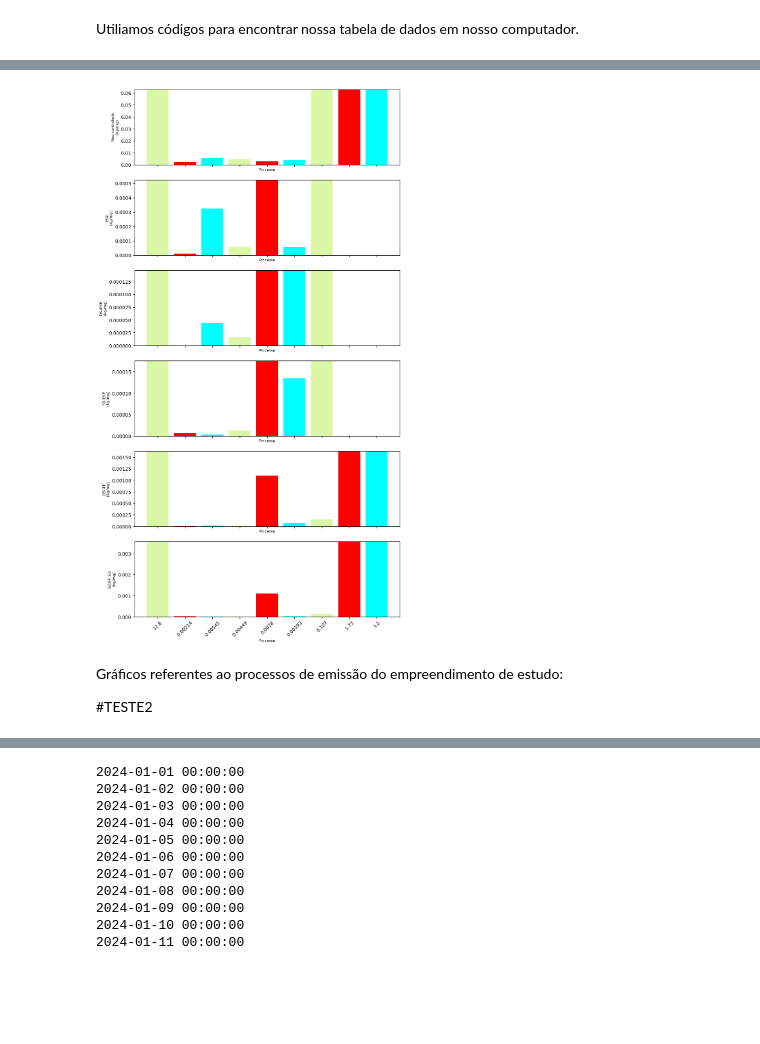
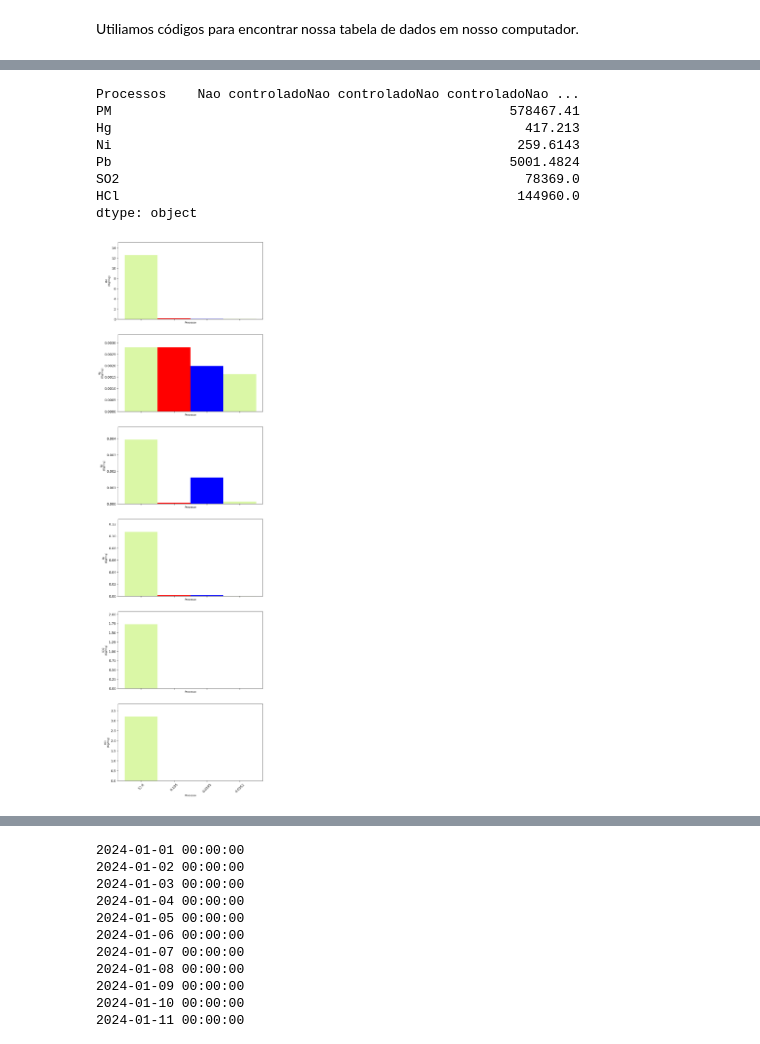
Before and after one commit to SergioStrackJunior/ENS5173_airpolution, a Jupyter notebook: Atividade01_01.ipynb, the cells around one changed output, grey strips where cells are left out. Cells and saved outputs as stored; diff of their text form; code cells hidden in the pictures; blank space fills up the shorter version.

```diff
--- a/Atividade01_01.ipynb
+++ b/Atividade01_01.ipynb
@@ -54 +54,24 @@ Gráficos referentes ao processos de emissão do empreendimento de estudo:
 #TESTE1
+# %%
+#plotando os fatores de emissão
+import matplotlib.pyplot as plt
+
+atv = 45300 # Kg Considerando uma taxa de atividade
+emis = fe*atv
+
+#somando dataframe
+print(emis.sum())
+largura_barra = 1
+
+#sharex significa compartilhar o eixo x
+fig,ax = plt.subplots(len(fe.columns)-1,1,figsize=(12, 15))
+
+#loop para preencher o subplot com os graficos de barra com os valores da planilha
+for ii in range(1,len(fe.columns)):
+    print(ii)
+    ax[ii-1].bar(fe['Processos'],fe.iloc[:,ii], color=['pink', 'red','purple','blue','yellow'], width=largura_barra)
+    ax[ii-1].set_xlabel('Processo', fontsize = 10)
+    ax[ii-1].set_ylabel(fe.columns[ii]+'\n (kg/Mg)', fontsize = 10)
+    plt.subplots_adjust(hspace=0.5)
+
+fig.savefig(cwd + '\\imagens\\barplot_fatorEmiss.png')
@@ -55,31 +94,38 @@ Gráficos referentes ao processos de emissão do empreendimento de estudo:
 # %%
 # Plotando os fatores de emissão
 import matplotlib.pyplot as plt
+import numpy as np
 
-atv = 45300 # Considerando uma taxa de atividade
+atv = 45300 # Kg Considerando uma taxa de atividade
+emis = fe*atv
 
-# Criando a figura com Matplotlib
-# Subplots com número de linhas igual ao número de poluentes
+#somando dataframe
+print(emis.sum())
+
 # sharex significa compartilhar o eixo x
-fig, ax = plt.subplots(len(fe.columns)-1, 1, sharex=True, figsize=(10, 20))
+fig, ax = plt.subplots(len(fe.columns)-1, 1, sharex=True, figsize=(8, 30))
+largura_barra = 1
 
 # Loop para preencher o subplot com os gráficos de barra
 for ii in range(1, len(fe.columns)):
-    ax[ii-1].bar(fe.index, fe.iloc[:, ii], color=['#DAF7A6', 'red', 'cyan'])
+    ax[ii-1].bar(fe.index, fe.iloc[:, ii], color=['#DAF7A6', 'red', 'blue'], width=largura_barra)
     ax[ii-1].set_xlabel('Processo', fontsize=8)
-    ax[ii-1].set_ylabel(fe.columns[ii] + '\n(kg/mg)', fontsize=8)
+    ax[ii-1].set_ylabel(fe.columns[ii] + '\n(Kg/mg)', fontsize=8)
 
     # Ajustando os rótulos do eixo x para melhorar a legibilidade
-    plt.xticks(fe.index, fe['Nao controlado'], rotation=45)
+    plt.xticks(fe.index, fe['PM'], rotation=45)
 
     # Ajustando a faixa de escala no eixo y para incluir os valores corretos
-    ax[ii-1].set_ylim(0,  fe.iloc[:, ii].max() * 0.005)  # Ajusta a faixa de escala % acima do valor máximo de emissão
+    ax[ii-1].set_ylim(0,  fe.iloc[:, ii].max() * 1.2)  # Ajusta a faixa de escala % acima do valor máximo de emissão
 
-# Salva a figura na pasta figures - criar a pasta antes!!
 fig.savefig(cwd + '\\imagens\\barplot_fatorEmiss.png')
 # %% [output]
+Processos    Nao controladoNao controladoNao controladoNao ...
+PM                                                   578467.41
+Hg                                                     417.213
+Ni                                                    259.6143
+Pb                                                   5001.4824
+SO2                                                    78369.0
+HCl                                                   144960.0
+dtype: object
-[figure, old version]
+[figure, new version]
-# %% [markdown]
-Gráficos referentes ao processos de emissão do empreendimento de estudo:
-
-#TESTE2
```
Also changed, not shown: parts of 18 cells of this notebook, 5 other files.
